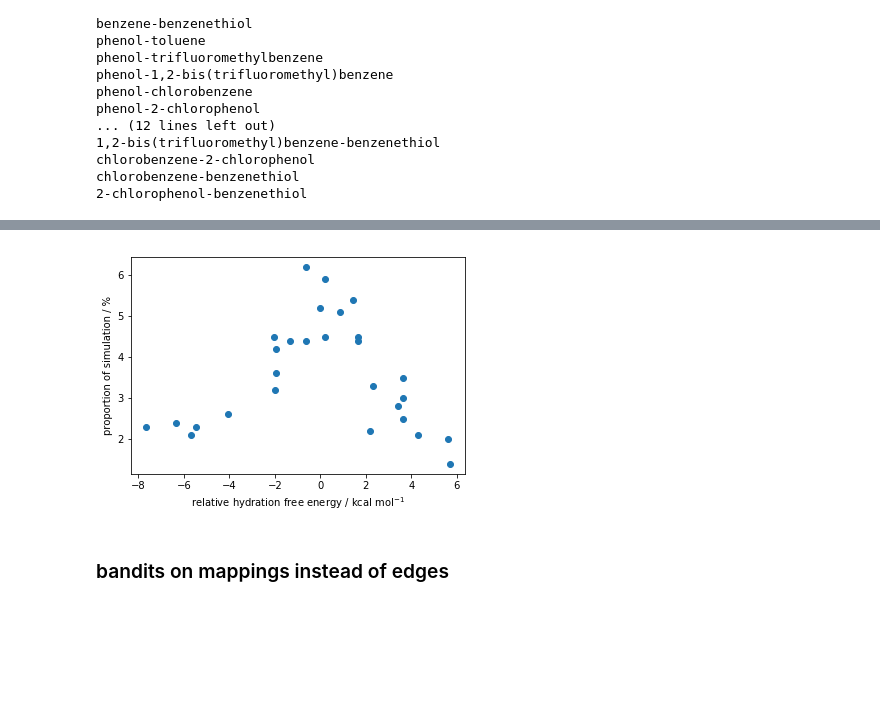
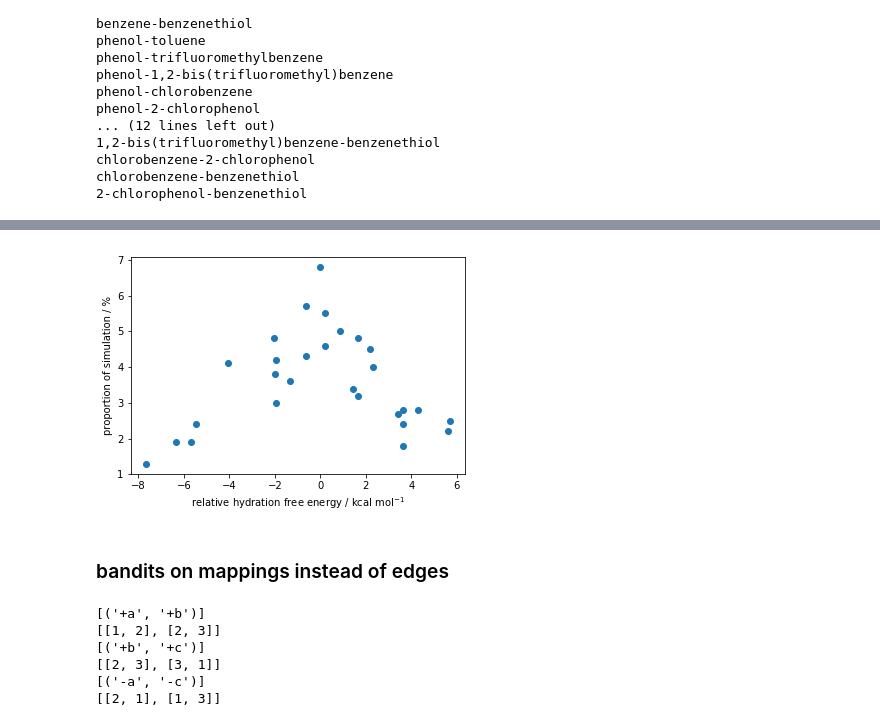
Before and after one commit to hannahbrucemacdonald/drugbandit, a Jupyter notebook: examples/relative/Untitled.ipynb, the cells around one changed output, grey strips where cells are left out. Saved outputs shown, nothing was run; the diff lists cells and outputs as text; code cells hidden in the pictures; blank space fills up the shorter version.

```diff
--- a/examples/relative/Untitled.ipynb
+++ b/examples/relative/Untitled.ipynb
@@ -95,8 +96,8 @@ for step in range(1,bandit_steps+1):
     if step % 250 == 0:
         print('Step {}'.format(step))
         ax = plt.subplot(1, 1, 1)
-        for bandit in rel_bandits:
-            bandit.plot()
+        for band in rel_bandits:
+            band.plot()
         handles, labels = ax.get_legend_handles_labels()
         lgd = ax.legend(loc=9, bbox_to_anchor=(0.5, -0.1))
         plt.show()
@@ -118,12 +119,12 @@ Step 1000
 # %%
-x = [bandit.fe for bandit in rel_bandits]
-y = [(bandit.nsteps*100)/bandit_steps for bandit in rel_bandits]
+x = [band.fe for band in rel_bandits]
+y = [(band.nsteps*100)/bandit_steps for band in rel_bandits]
 
 plt.scatter(x,y)
 plt.xlabel('relative hydration free energy / kcal mol$^{-1}$')
 plt.ylabel('proportion of simulation / %')
 plt.show()
 # %% [output]
-[figure, old version]
+[figure, new version]
 # %% [markdown]
 ### bandits on mappings instead of edges
@@ -130,2 +163,28 @@ plt.show()
+# %%
+edges_dict = {'+a':[1,2],'+b':[2,3],'+c':[3,1],'-a':[2,1],'-b':[3,2],'-c':[1,3]}
+start = 1
+end = 2
+
+# TODO, expand this to include paths of N steps
+
+two_step_paths = []
+
+for comb in itertools.combinations(edges_dict,2):
+    pathway = []
+    if edges_dict[comb[0]][1] == edges_dict[comb[1]][0]: # check that the path is continuous
+        if edges_dict[comb[0]][0] != edges_dict[comb[1]][1]: # check that the path isn't a mirror image
+            two_step_paths.append([comb])
+
+
+for x in two_step_paths:
+    print(x)
+    print([edges_dict[y] for y in x[0]])
+# %% [output]
+[('+a', '+b')]
+[[1, 2], [2, 3]]
+[('+b', '+c')]
+[[2, 3], [3, 1]]
+[('-a', '-c')]
+[[2, 1], [1, 3]]
 # %%
 ligands = []
```
Also changed, not shown: parts of 8 cells of this notebook, 3 other files.
